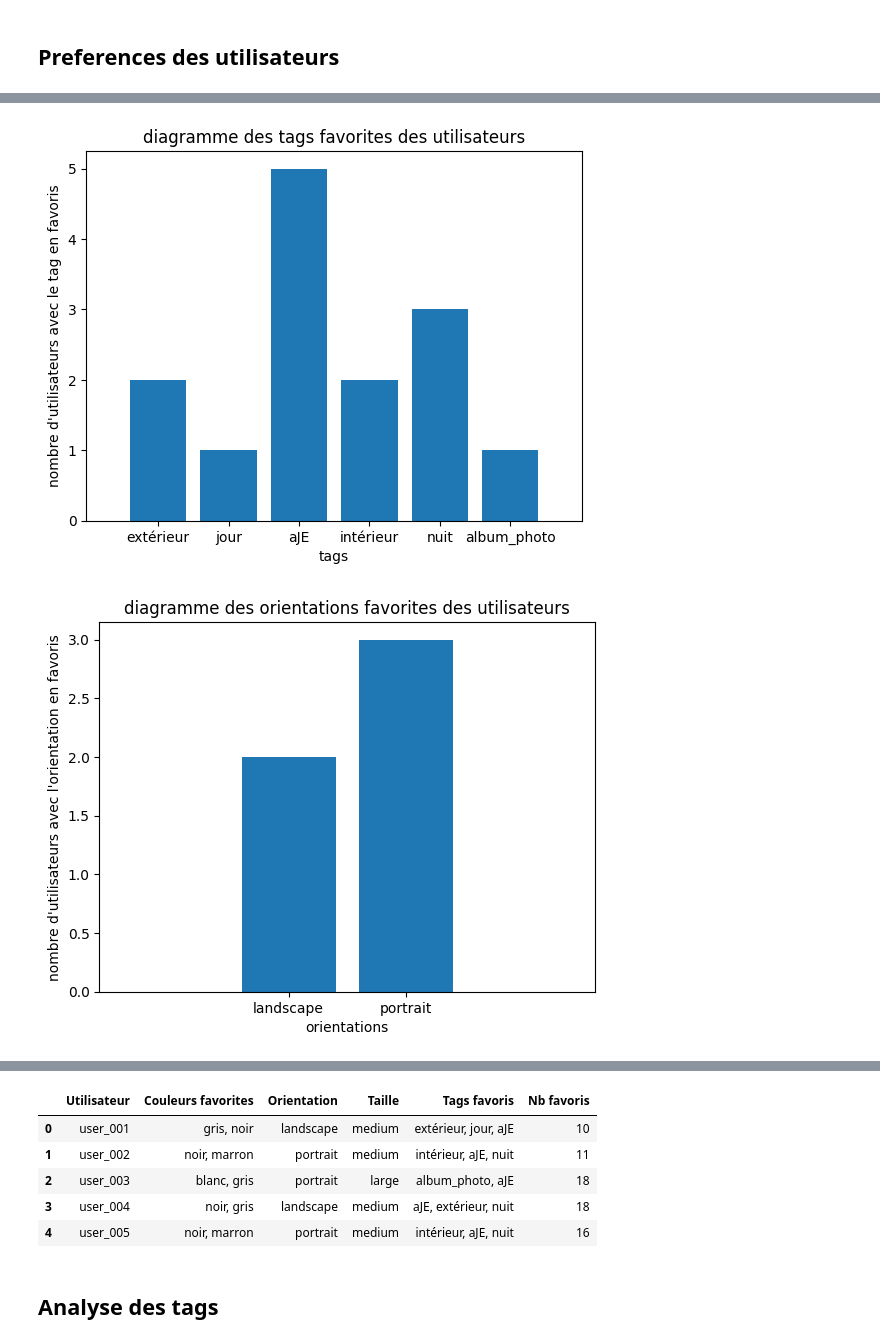
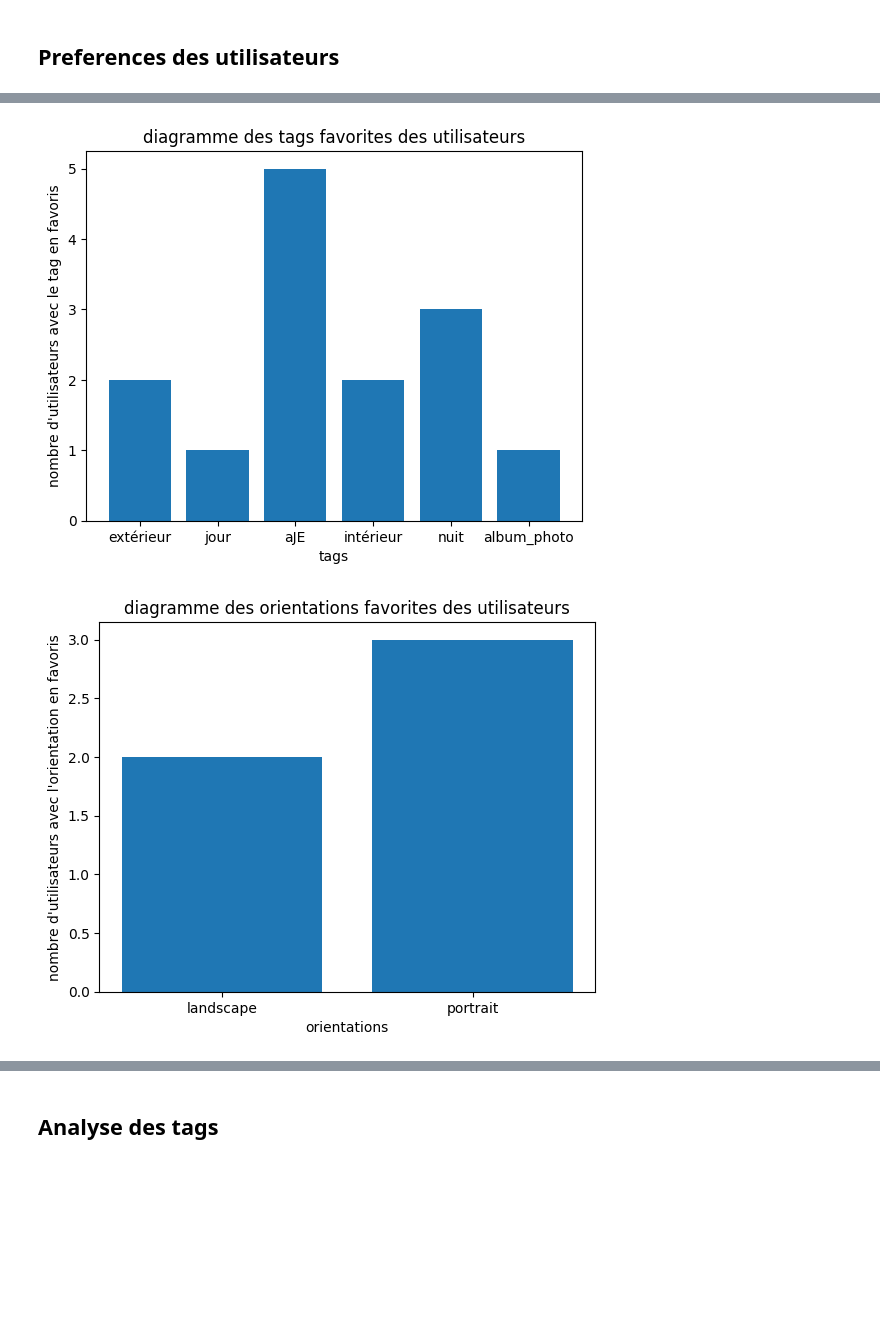
Before and after one commit to Toinoux38/I8PDF, a Jupyter notebook: projet.ipynb, the cells around one changed output, grey strips where cells are left out. Saved outputs shown, nothing was run; the diff lists cells and outputs as text; code cells hidden in the pictures; blank space fills up the shorter version.

```diff
--- a/projet.ipynb
+++ b/projet.ipynb
@@ -1013,7 +1013,6 @@ plot.bar(colors, count,
 plot.title("diagramme des couleurs favorites des utilisateurs")
 plot.xlabel("couleurs")
 plot.ylabel("nombre d'utilisateurs avec la couleur en favoris")
-plot.axis('equal')
 plot.show()
 
 list_tags = []
@@ -1033,7 +1032,6 @@ plot.bar(tags, count)
 plot.title("diagramme des tags favorites des utilisateurs")
 plot.xlabel("tags")
 plot.ylabel("nombre d'utilisateurs avec le tag en favoris")
-plot.axis('equal')
 plot.show()
 
 list_orientation = []
@@ -1053,7 +1051,6 @@ plot.bar(orientations, count)
 plot.title("diagramme des orientations favorites des utilisateurs")
 plot.xlabel("orientations")
 plot.ylabel("nombre d'utilisateurs avec l'orientation en favoris")
-plot.axis('equal')
 plot.show()
 
 list_taille = []
@@ -1073,6 +1070,5 @@ plot.bar(tailles, count)
 plot.title("diagramme des tailles favorites des utilisateurs")
 plot.xlabel("tailles")
 plot.ylabel("nombre d'utilisateurs avec la taille en favoris")
-plot.axis('equal')
 plot.show()
 # %% [output]
@@ -1080,2 +1076,2 @@ plot.show()
-[figure, old version]
+[figure, new version]
-[figure, old version]
+[figure, new version]
@@ -1083,9 +1079,3 @@ plot.show()
-|  | Utilisateur | Couleurs favorites | Orientation | Taille | Tags favoris | Nb favoris |
-| 0 | user_001 | gris, noir | landscape | medium | extérieur, jour, aJE | 10 |
-| 1 | user_002 | noir, marron | portrait | medium | intérieur, aJE, nuit | 11 |
-| 2 | user_003 | blanc, gris | portrait | large | album_photo, aJE | 18 |
-| 3 | user_004 | noir, gris | landscape | medium | aJE, extérieur, nuit | 18 |
-| 4 | user_005 | noir, marron | portrait | medium | intérieur, aJE, nuit | 16 |
 # %% [markdown]
 ## Analyse des tags
 # %%
```
Also changed, not shown: parts of 1 cell of this notebook.
